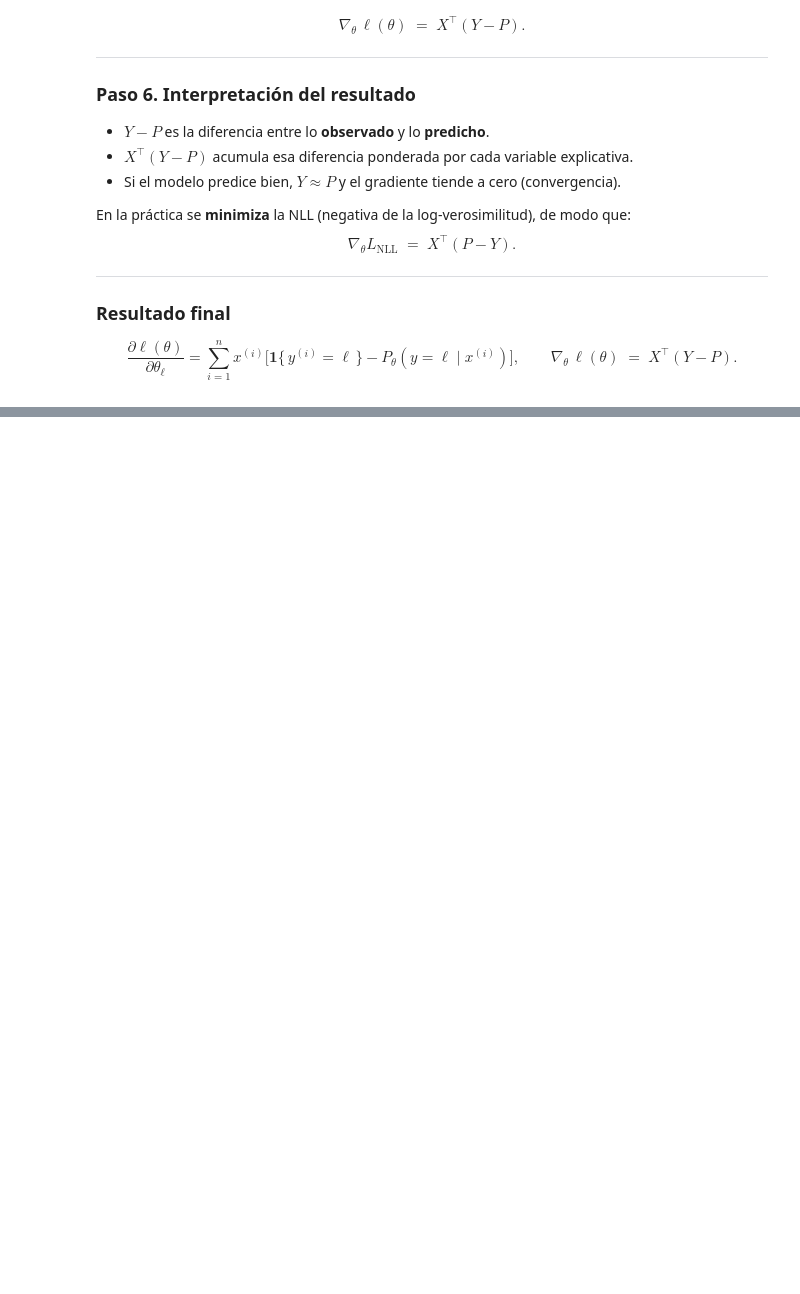
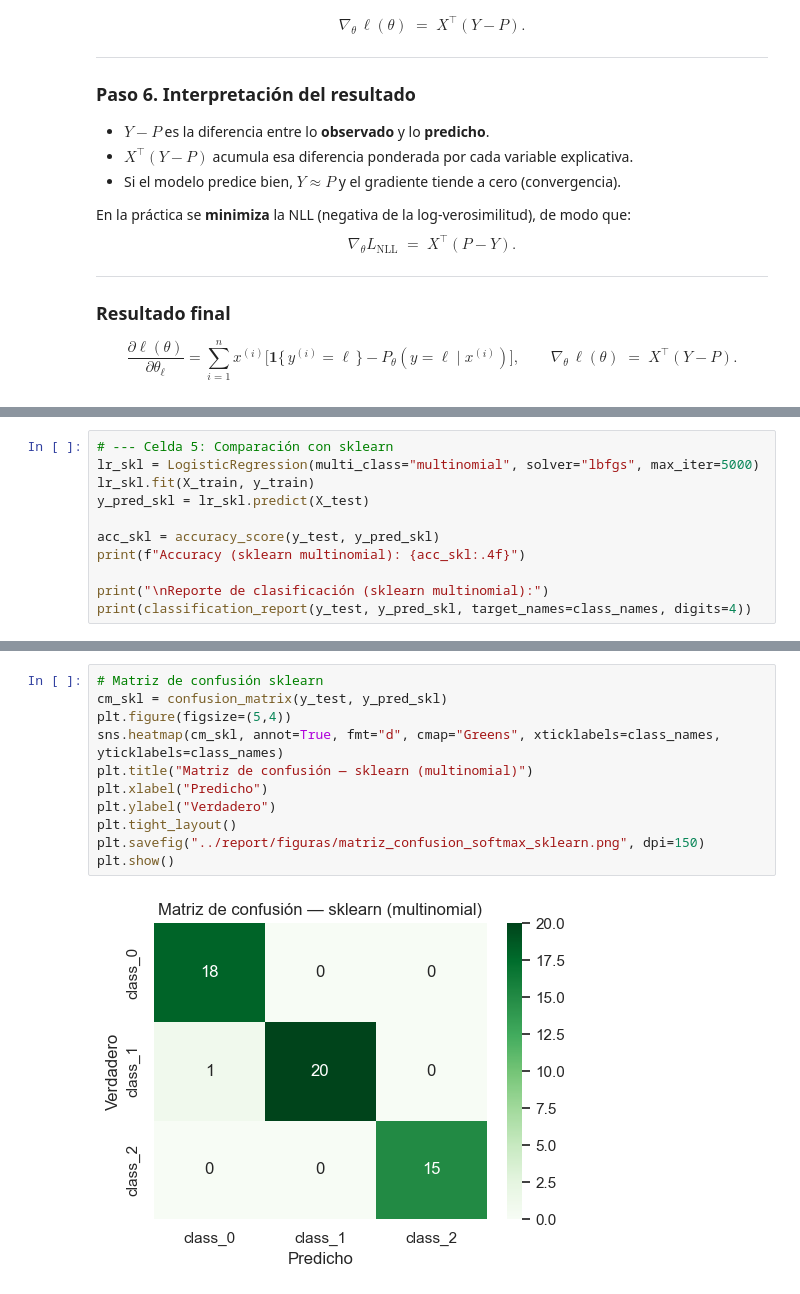
Before and after one commit to WilderSr99/ENEI-2025-ML1-Tarea2, a Jupyter notebook: src/ParteC_Logistic_Softmax.ipynb, the cells around one changed output, grey strips where cells are left out. Cells and saved outputs as stored; diff of their text form; blank space fills up the shorter version.

```diff
--- a/src/ParteC_Logistic_Softmax.ipynb
+++ b/src/ParteC_Logistic_Softmax.ipynb
@@ -175,0 +293,11 @@ $$
+# %%
+# --- Celda 5: Comparación con sklearn
+lr_skl = LogisticRegression(multi_class="multinomial", solver="lbfgs", max_iter=5000)
+lr_skl.fit(X_train, y_train)
+y_pred_skl = lr_skl.predict(X_test)
+
+acc_skl = accuracy_score(y_test, y_pred_skl)
+print(f"Accuracy (sklearn multinomial): {acc_skl:.4f}")
+
+print("\nReporte de clasificación (sklearn multinomial):")
+print(classification_report(y_test, y_pred_skl, target_names=class_names, digits=4))
@@ -175,0 +317,13 @@ $$
+# %%
+# Matriz de confusión sklearn
+cm_skl = confusion_matrix(y_test, y_pred_skl)
+plt.figure(figsize=(5,4))
+sns.heatmap(cm_skl, annot=True, fmt="d", cmap="Greens", xticklabels=class_names, yticklabels=class_names)
+plt.title("Matriz de confusión — sklearn (multinomial)")
+plt.xlabel("Predicho")
+plt.ylabel("Verdadero")
+plt.tight_layout()
+plt.savefig("../report/figuras/matriz_confusion_softmax_sklearn.png", dpi=150)
+plt.show()
+# %% [output]
+[figure, added]
```
Also changed, not shown: parts of 16 cells of this notebook, 6 other files.
